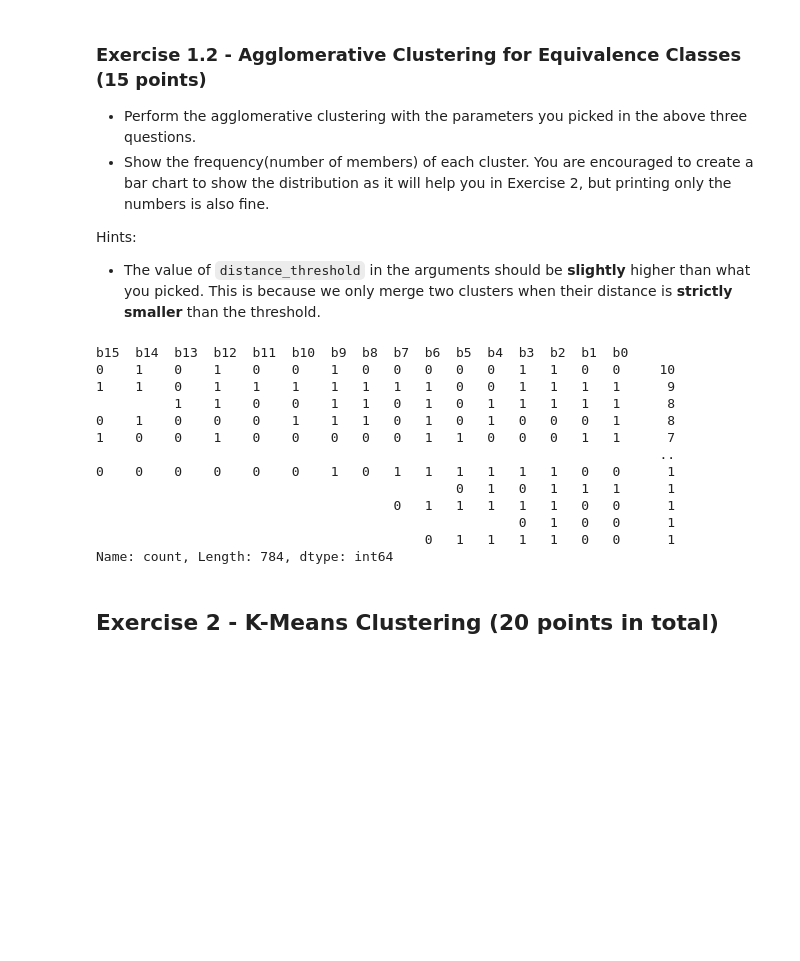
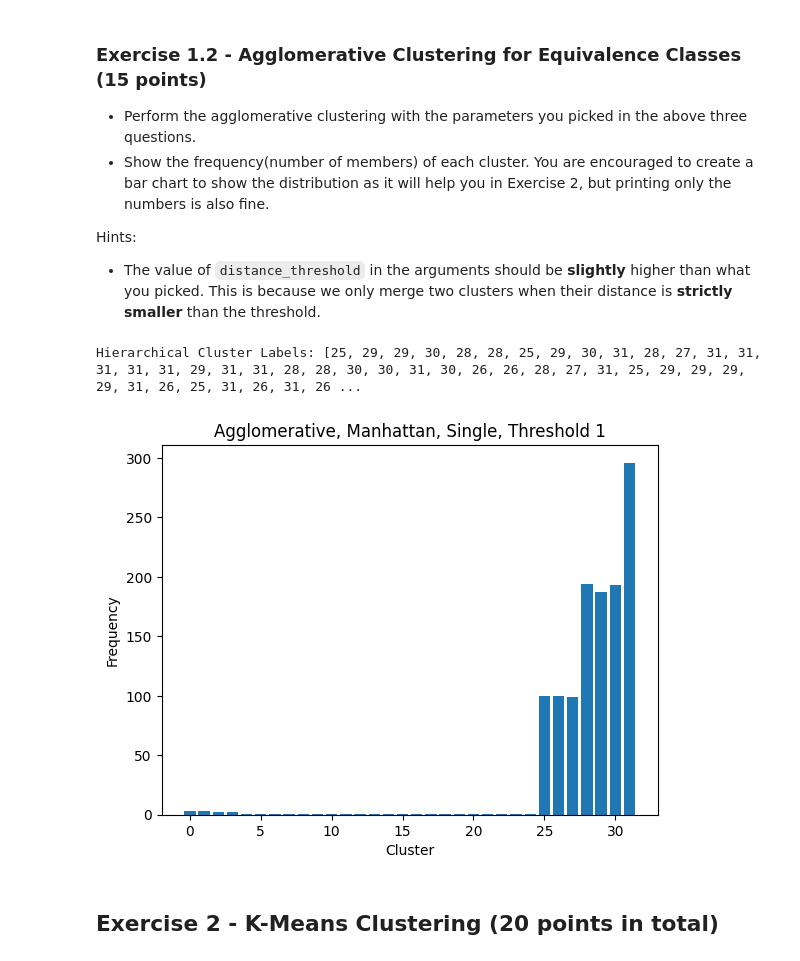
Before and after one commit to rijanowitz/cse151a-hw3, a Jupyter notebook: Clustering_and_Dimensional_Reduction.ipynb, the cells around one changed output. Cells and saved outputs as stored; diff of their text form; code cells hidden in the pictures; blank space fills up the shorter version.

````diff
--- a/Clustering_and_Dimensional_Reduction.ipynb
+++ b/Clustering_and_Dimensional_Reduction.ipynb
@@ -111,27 +105,6 @@ From the previous example, single-linkage using Manhattan distance, with a thres
 
 Hints:
  - The value of ```distance_threshold``` in the arguments should be **slightly** higher than what you picked. This is because we only merge two clusters when their distance is **strictly smaller** than the threshold.
-# %%
-# Apply Hierarchical Clustering from scratch
-# Takes too long, count frequencies
-frequencies = df.value_counts()
-# Create new array without duplicates
-print(frequencies)
-#X = df.to_numpy(dtype=int)
-# %% [output]
-b15  b14  b13  b12  b11  b10  b9  b8  b7  b6  b5  b4  b3  b2  b1  b0
-0    1    0    1    0    0    1   0   0   0   0   0   1   1   0   0     10
-1    1    0    1    1    1    1   1   1   1   0   0   1   1   1   1      9
-          1    1    0    0    1   1   0   1   0   1   1   1   1   1      8
-0    1    0    0    0    1    1   1   0   1   0   1   0   0   0   1      8
-1    0    0    1    0    0    0   0   0   1   1   0   0   0   1   1      7
-                                                                        ..
-0    0    0    0    0    0    1   0   1   1   1   1   1   1   0   0      1
-                                              0   1   0   1   1   1      1
-                                      0   1   1   1   1   1   0   0      1
-                                                      0   1   0   0      1
-                                          0   1   1   1   1   0   0      1
-Name: count, Length: 784, dtype: int64
 # %%
 # Perform agglomerative clustering
 # Use single-linkage, Manhattan distance, and threshold of 1
@@ -218,34 +191,37 @@ def hierarchical_clustering_from_scratch(X, distance_threshold, linkage_method='
 
     # Assign labels based on the final clusters
     labels = np.zeros(n_samples, dtype=int)
     for i, cluster in enumerate(clusters):
         for data_index in cluster:
             labels[data_index] = i
 
     return labels
 
 # Apply Hierarchical Clustering from scratch
 # Takes too long, count frequencies
 frequencies = df.value_counts().reset_index(name="frequencies")
 # Create new array without duplicates
 nodups = frequencies.iloc[:, :-1]
 X = nodups.to_numpy(dtype=int)
 hierarchical_labels = hierarchical_clustering_from_scratch(X, distance_threshold=1.01, linkage_method='single')
 
 # Add frequencies back in
 frequencies["labels"] = hierarchical_labels
 cluster_qty = frequencies.groupby("labels")["frequencies"].sum()
 
 # Show the frequency (# of members) of each cluster
 print("\nHierarchical Cluster Labels:", hierarchical_labels.tolist())
 
 # Create a barchart to show the distribution
 # Visualize Hierarchical Clustering results
 plt.bar(cluster_qty.index, cluster_qty.values)
 plt.xlabel('Cluster')
 plt.ylabel('Frequency')
-plt.title('Hierarchical Clustering')
+plt.title('Agglomerative, Manhattan, Single, Threshold 1')
 plt.show()
+# %% [output]
+Hierarchical Cluster Labels: [25, 29, 29, 30, 28, 28, 25, 29, 30, 31, 28, 27, 31, 31, 31, 31, 31, 29, 31, 31, 28, 28, 30, 30, 31, 30, 26, 26, 28, 27, 31, 25, 29, 29, 29, 29, 31, 26, 25, 31, 26, 31, 26 ...
+[figure, added]
 # %% [markdown]
 ## Exercise 2 - K-Means Clustering (20 points in total)
 # %% [markdown]
````
Also changed, not shown: parts of 1 cell of this notebook.
